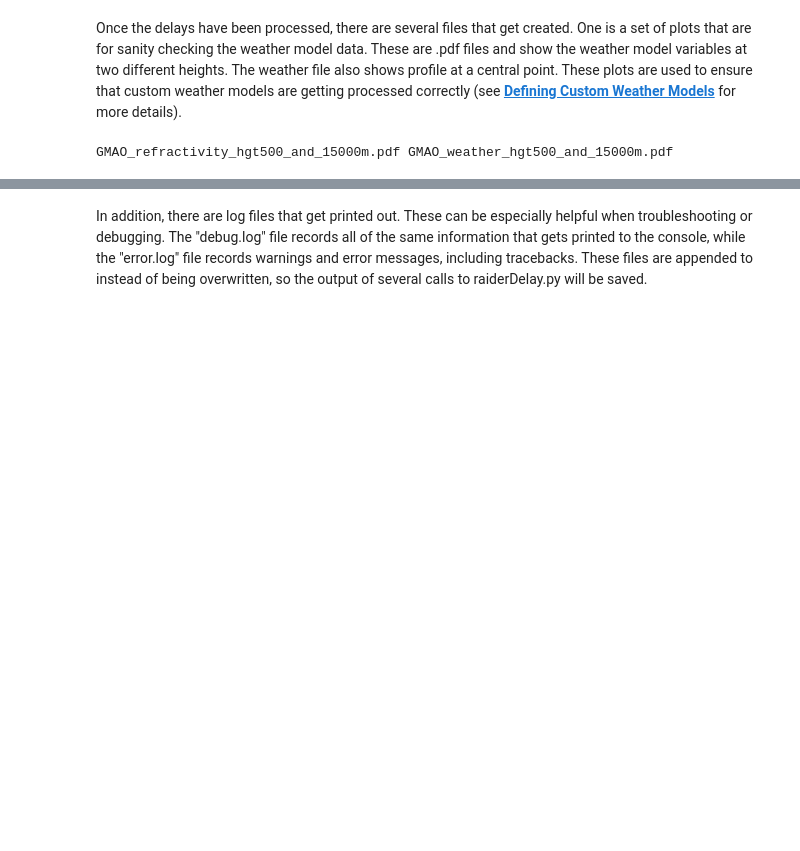
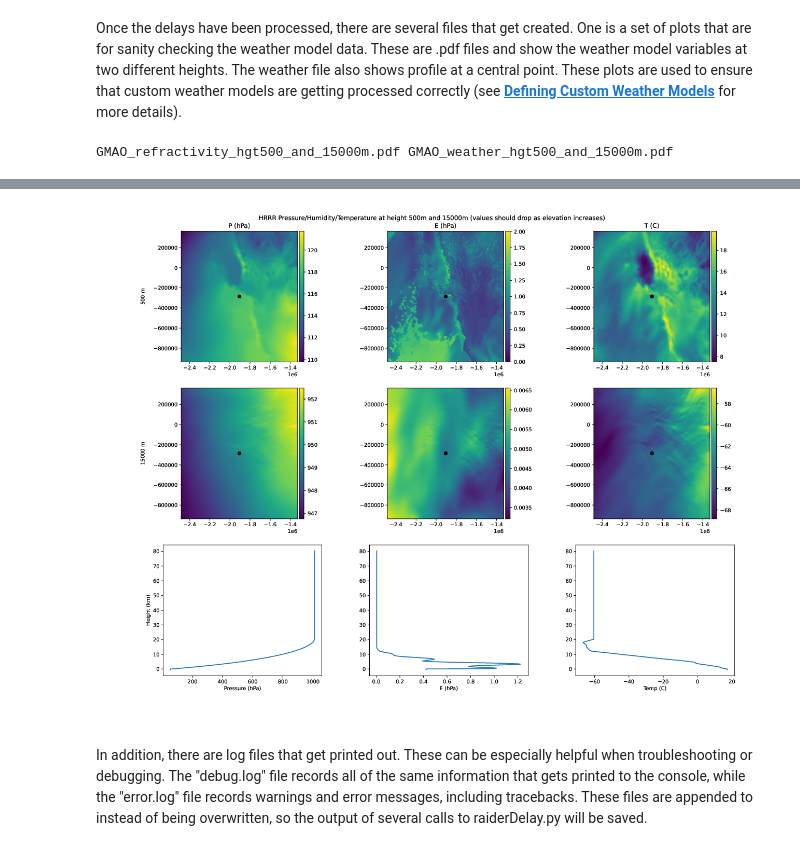
Before and after one commit to dbekaert/RAiDER-docs, a Jupyter notebook: notebooks/RAiDER_tutorial/RAiDER_tutorial.ipynb, the cells around one changed output, grey strips where cells are left out. Drawn from its saved outputs; the diff is of its cells as text; code cells hidden in the pictures; blank space fills up the shorter version.

```diff
--- a/notebooks/RAiDER_tutorial/RAiDER_tutorial.ipynb
+++ b/notebooks/RAiDER_tutorial/RAiDER_tutorial.ipynb
@@ -410,3 +414,7 @@ WImage(filename='GMAO_weather_hgt500_and_15000m.pdf')
+# %%
+WImage(filename='HRRR_weather_hgt500_and_15000m.pdf')
+# %% [output]
+[figure, added]
 # %% [markdown]
 In addition, there are log files that get printed out. These can be especially helpful when troubleshooting or debugging. The "debug.log" file records all of the same information that gets printed to the console, while the "error.log" file records warnings and error messages, including tracebacks. These files are appended to instead of being overwritten, so the output of several calls to raiderDelay.py will be saved.
 # %%
```
Also changed, not shown: parts of 3 cells of this notebook.
